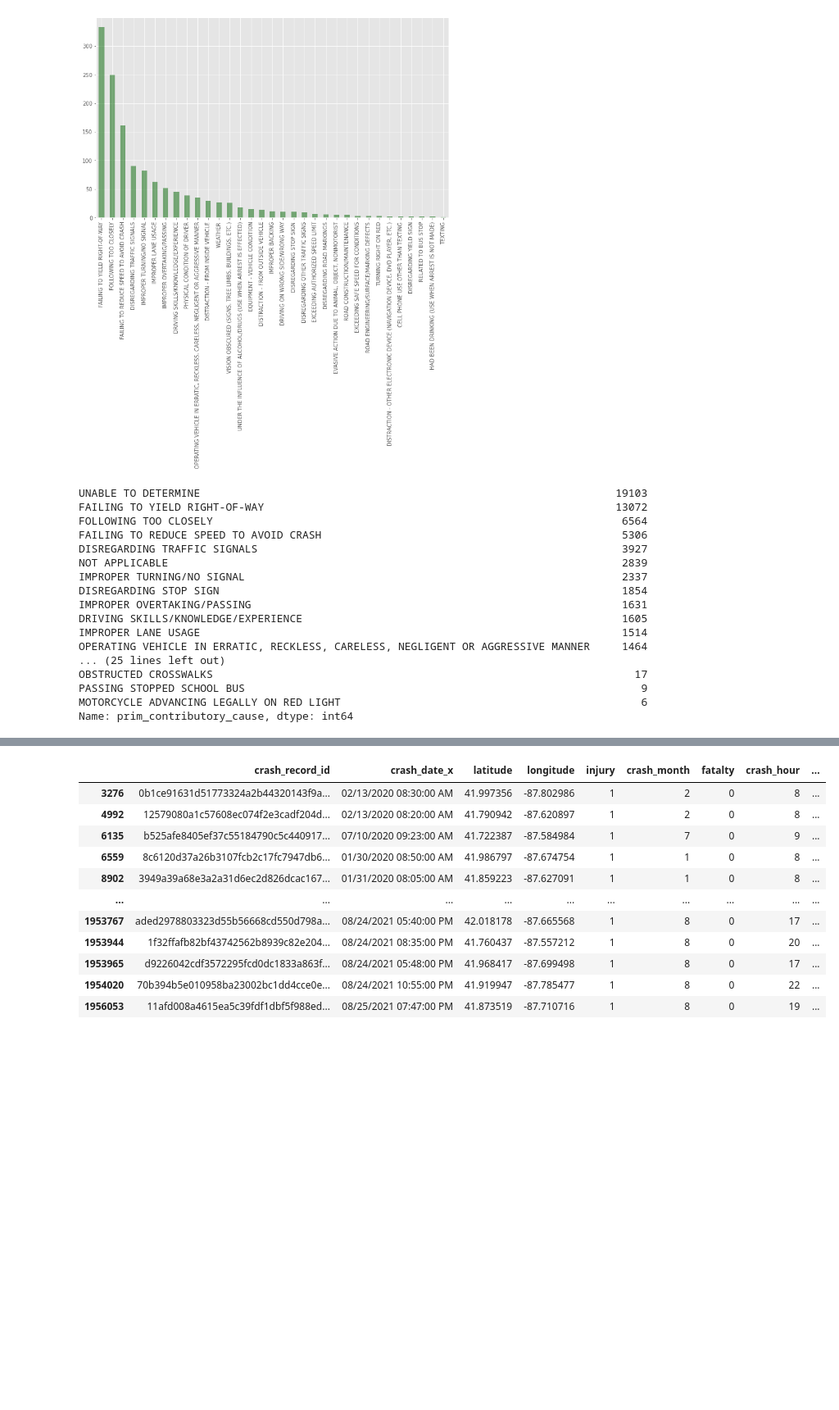
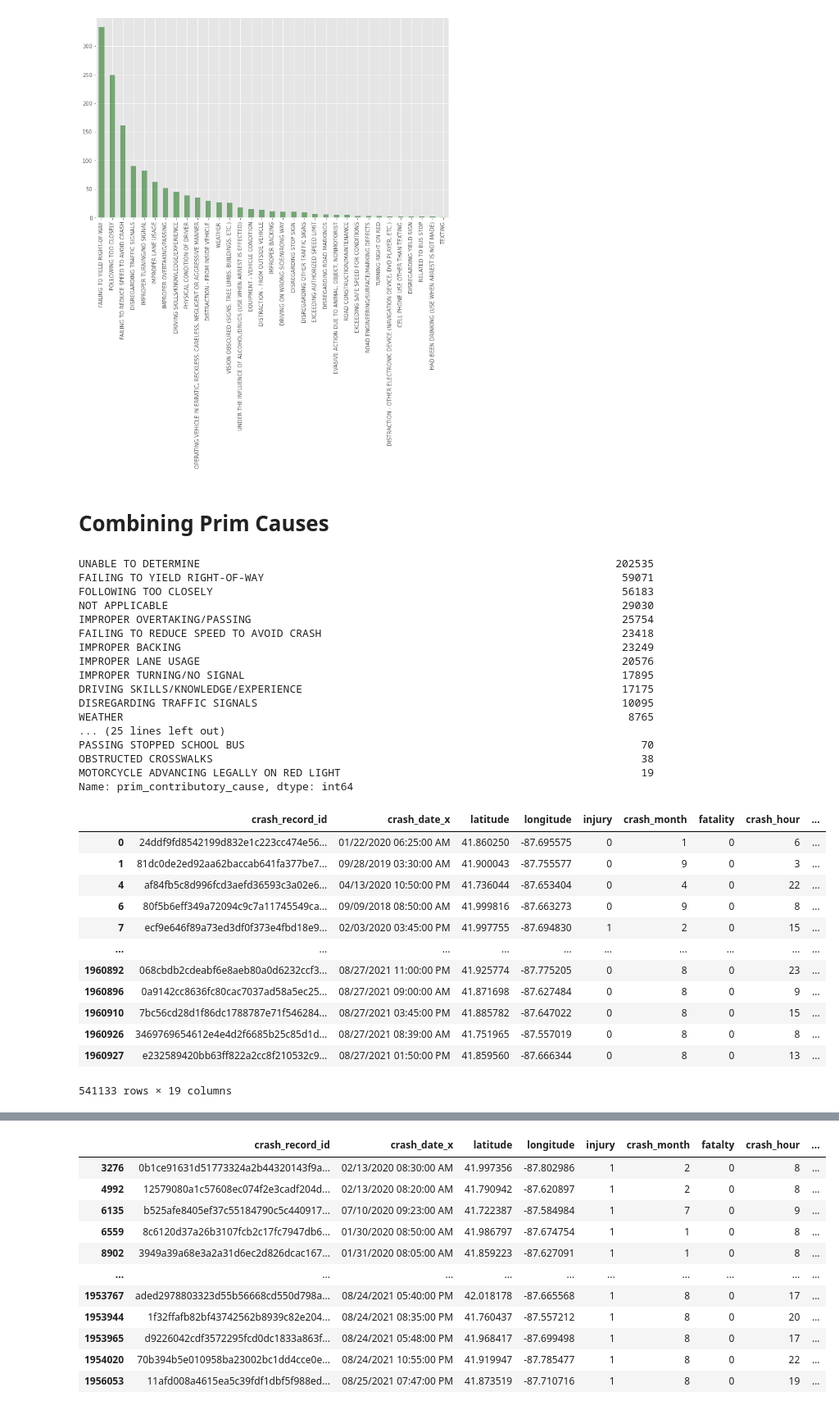
Before and after one commit to rhk48/chicago-cars, a Jupyter notebook: Dillon_EDA_Tues.ipynb, the cells around one changed output, grey strips where cells are left out. Shown: that part at 82% size. Drawn from its saved outputs; the diff is of its cells as text; code cells hidden in the pictures; blank space fills up the shorter version.

```diff
--- a/Dillon_EDA_Tues.ipynb
+++ b/Dillon_EDA_Tues.ipynb
@@ -92,2 +89,2 @@ df_crashes['injury'] = df_crashes['injuries_total'] >= 1
 # %%
-df_crashes['injury'] = df_crashes['injury'].astype(int)
+df['injury'] = df['injury'].astype(int)
@@ -756,23 +659,25 @@ western_ave_causes.plot(kind='bar', figsize=(12,7), color='darkgreen', alpha=.5)
 # %% [output]
 <AxesSubplot:>
 [figure]
+# %% [markdown]
+# Combining Prim Causes
 # %%
-df_injuries['prim_contributory_cause'].value_counts()
+df['prim_contributory_cause'].value_counts()
 # %% [output]
-UNABLE TO DETERMINE                                                                 19103
-FAILING TO YIELD RIGHT-OF-WAY                                                       13072
-FOLLOWING TOO CLOSELY                                                                6564
-FAILING TO REDUCE SPEED TO AVOID CRASH                                               5306
-DISREGARDING TRAFFIC SIGNALS                                                         3927
-NOT APPLICABLE                                                                       2839
-IMPROPER TURNING/NO SIGNAL                                                           2337
-DISREGARDING STOP SIGN                                                               1854
-IMPROPER OVERTAKING/PASSING                                                          1631
-DRIVING SKILLS/KNOWLEDGE/EXPERIENCE                                                  1605
-IMPROPER LANE USAGE                                                                  1514
-OPERATING VEHICLE IN ERRATIC, RECKLESS, CARELESS, NEGLIGENT OR AGGRESSIVE MANNER     1464
+UNABLE TO DETERMINE                                                                 202535
+FAILING TO YIELD RIGHT-OF-WAY                                                        59071
+FOLLOWING TOO CLOSELY                                                                56183
+NOT APPLICABLE                                                                       29030
+IMPROPER OVERTAKING/PASSING                                                          25754
+FAILING TO REDUCE SPEED TO AVOID CRASH                                               23418
+IMPROPER BACKING                                                                     23249
+IMPROPER LANE USAGE                                                                  20576
+IMPROPER TURNING/NO SIGNAL                                                           17895
+DRIVING SKILLS/KNOWLEDGE/EXPERIENCE                                                  17175
+DISREGARDING TRAFFIC SIGNALS                                                         10095
+WEATHER                                                                               8765
 ... (25 lines left out)
-OBSTRUCTED CROSSWALKS                                                                  17
-PASSING STOPPED SCHOOL BUS                                                              9
-MOTORCYCLE ADVANCING LEGALLY ON RED LIGHT                                               6
+PASSING STOPPED SCHOOL BUS                                                              70
+OBSTRUCTED CROSSWALKS                                                                   38
+MOTORCYCLE ADVANCING LEGALLY ON RED LIGHT                                               19
 Name: prim_contributory_cause, dtype: int64
@@ -778,0 +728,16 @@ Name: prim_contributory_cause, dtype: int64
+# %%
+df1
+# %% [output]
+|  | crash_record_id | crash_date_x | latitude | longitude | injury | crash_month | fatality | crash_hour | ... |
+| 0 | 24ddf9fd8542199d832e1c223cc474e56... | 01/22/2020 06:25:00 AM | 41.860250 | -87.695575 | 0 | 1 | 0 | 6 | ... |
+| 1 | 81dc0de2ed92aa62baccab641fa377be7... | 09/28/2019 03:30:00 AM | 41.900043 | -87.755577 | 0 | 9 | 0 | 3 | ... |
+| 4 | af84fb5c8d996fcd3aefd36593c3a02e6... | 04/13/2020 10:50:00 PM | 41.736044 | -87.653404 | 0 | 4 | 0 | 22 | ... |
+| 6 | 80f5b6eff349a72094c9c7a11745549ca... | 09/09/2018 08:50:00 AM | 41.999816 | -87.663273 | 0 | 9 | 0 | 8 | ... |
+| 7 | ecf9e646f89a73ed3df0f373e4fbd18e9... | 02/03/2020 03:45:00 PM | 41.997755 | -87.694830 | 1 | 2 | 0 | 15 | ... |
+| ... | ... | ... | ... | ... | ... | ... | ... | ... | ... |
+| 1960892 | 068cbdb2cdeabf6e8aeb80a0d6232ccf3... | 08/27/2021 11:00:00 PM | 41.925774 | -87.775205 | 0 | 8 | 0 | 23 | ... |
+| 1960896 | 0a9142cc8636fc80cac7037ad58a5ec25... | 08/27/2021 09:00:00 AM | 41.871698 | -87.627484 | 0 | 8 | 0 | 9 | ... |
+| 1960910 | 7bc56cd28d1f86dc1788787e71f546284... | 08/27/2021 03:45:00 PM | 41.885782 | -87.647022 | 0 | 8 | 0 | 15 | ... |
+| 1960926 | 3469769654612e4e4d2f6685b25c85d1d... | 08/27/2021 08:39:00 AM | 41.751965 | -87.557019 | 0 | 8 | 0 | 8 | ... |
+| 1960927 | e232589420bb63ff822a2cc8f210532c9... | 08/27/2021 01:50:00 PM | 41.859560 | -87.666344 | 0 | 8 | 0 | 13 | ... |
+541133 rows × 19 columns
```
Also changed, not shown: parts of 47 cells of this notebook.
